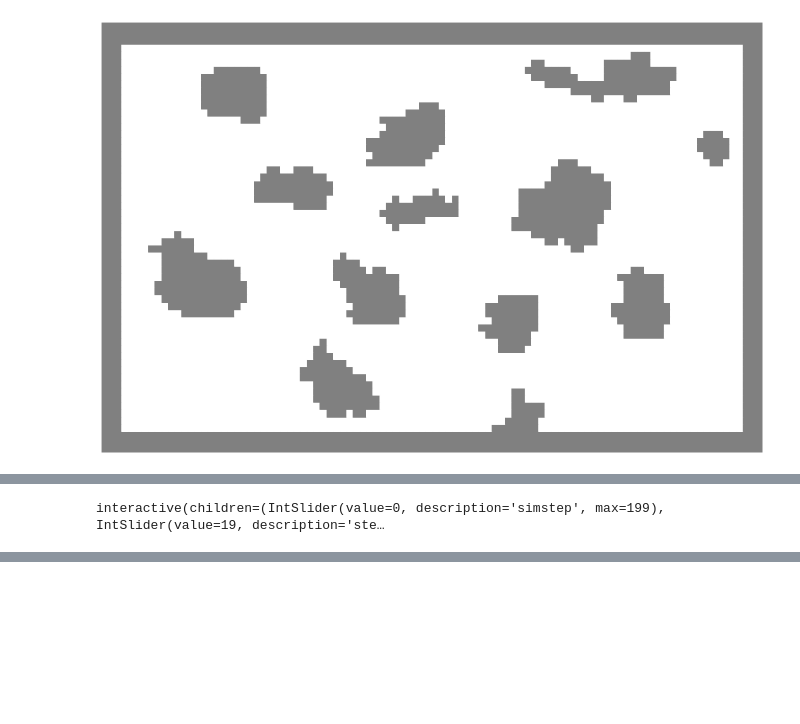
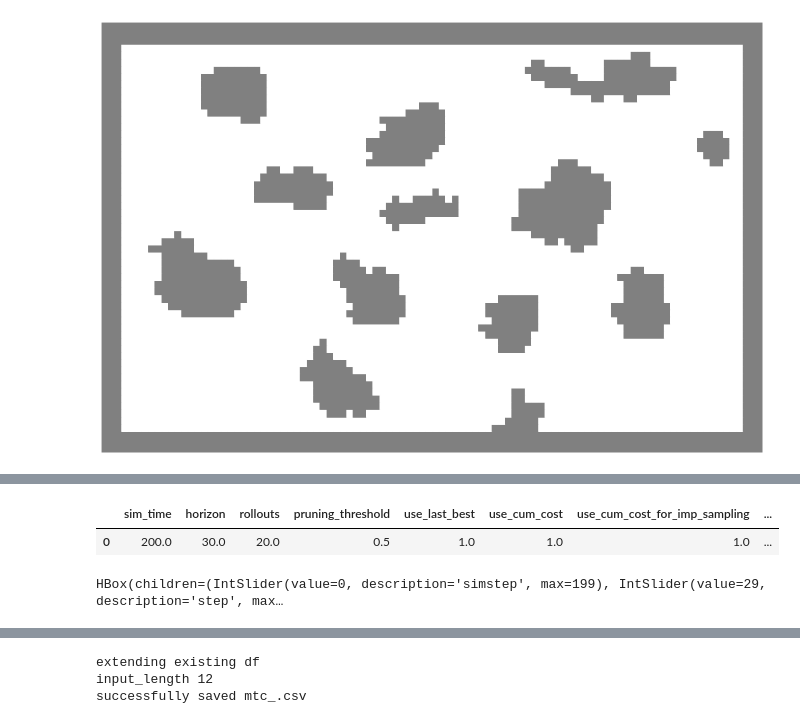
Before and after one commit to etiwal/FDMCTree, a Jupyter notebook: Jupyter_stuff/visualize_data.ipynb, the cells around one changed output, grey strips where cells are left out. Cells and saved outputs as stored; diff of their text form; code cells hidden in the pictures; blank space fills up the shorter version.

```diff
--- a/Jupyter_stuff/visualize_data.ipynb
+++ b/Jupyter_stuff/visualize_data.ipynb
@@ -124,8 +172,6 @@ def draw_interactive(simstep, step):
     padding=2
     ax.set_xlim(0-padding, 100+padding)
     ax.set_ylim(0-padding, 60+padding)
-
-
 
     # filter data down to relevant data
     df_timestep = filter_df(sampling_df, "simstep", simstep, op='==')
@@ -140,40 +186,61 @@ def draw_interactive(simstep, step):
         path = get_path(row['path_to_leaf'])
         df_path = filter_df(sampling_df, "node_id", path, op='isin')
 
-        ax.plot(df_path[['state_0']], df_path[['state_1']], marker='.', zorder=10)
+        ax.plot(df_path[['state_0']], df_path[['state_1']], zorder=10)
 
 
     # plot robot, actual and planned path
-    ax.plot(sim_df[['state_0']], sim_df[['state_1']], c='k', alpha=0.3)
+    #ax.plot(sim_df[['state_0']], sim_df[['state_1']], c='k', alpha=0.3)
     ax.plot(sim_df[['state_0']][:simstep+1], sim_df[['state_1']][:simstep+1], c='r')
     ax.scatter(sim_df[['state_0']].iloc[simstep], sim_df[['state_1']].iloc[simstep],s=50, marker='D', c='r',zorder=20)
 
     padding=2
     ax.set_xlim(0-padding, 100+padding)
     ax.set_ylim(0-padding, 60+padding)
+
+
+    fig2, ax2 = plt.subplots(2,1, figsize=(15,5))
+
+    ax2[0].plot(sim_df[['simstep']] , sim_df[['distance_to_target']], c='k')
+    ax2[0].grid()
+    ax2[0].fill_between(sim_df[['simstep']].to_numpy().reshape(-1), sim_df[['distance_to_target']].to_numpy().reshape(-1), alpha=0.4, color='k')
+    ax2[0].scatter(simstep, sim_df.loc[simstep,'distance_to_target'], c='r', zorder=20)
+
+    ax2[1].plot(sim_df[['simstep']] , sim_df[['distance_to_target']], c='k')
+    ax2[1].grid()
+    ax2[1].fill_between(sim_df[['simstep']].to_numpy().reshape(-1), sim_df[['distance_to_target']].to_numpy().reshape(-1), alpha=0.4, color='k')
+    ax2[1].scatter(simstep, sim_df.loc[simstep,'distance_to_target'], c='r', zorder=20)
+    ax2[1].set_ylim([0,5])
 
 
 # def on_button_press_map(*arg):
 #     process_map()
 
 # def on_button_press_data(*arg):
 #     load_data()
 
 # load_data_button = widgets.Button(description='load data')
 # load_data_button.on_click(on_button_press_map)
 
 
 # load_map_button = widgets.Button(description='load map')
 # load_map_button.on_click(on_button_press_data)
 
 # display(load_data_button, load_map_button)
 
 controls = widgets.interactive(draw_interactive,
-                    simstep = widgets.IntSlider(value=0, min=0, max=config_dict['sim_time'][0]-1, step=1),
-                    step= widgets.IntSlider(value=19, min=0, max=config_dict['horizon'][0]-1))
+                    simstep = widgets.IntSlider(value=0, min=0, max=config_dict['sim_time']-1, step=1),
+                    step= widgets.IntSlider(value=config_dict['horizon']-1, min=0, max=config_dict['horizon']-1))
+
+inputs = widgets.HBox(controls.children[:-1])
+outupt = controls.children[-1]
 
 
 
-display(controls)
+display(Metrician.log_df)
+
+display(inputs, outupt)
 # %% [output]
+|  | sim_time | horizon | rollouts | pruning_threshold | use_last_best | use_cum_cost | use_cum_cost_for_imp_sampling | ... |
+| 0 | 200.0 | 30.0 | 20.0 | 0.5 | 1.0 | 1.0 | 1.0 | ... |
-interactive(children=(IntSlider(value=0, description='simstep', max=199), IntSlider(value=19, description='ste…
+HBox(children=(IntSlider(value=0, description='simstep', max=199), IntSlider(value=29, description='step', max…
@@ -179,0 +248,16 @@ interactive(children=(IntSlider(value=0, description='simstep', max=199), IntSli
+# %%
+config_df = pd.read_csv("../cmake-build-debug/config_log.txt", sep=",", header=0)
+config_dict = config_df.iloc[0,:].to_dict()
+
+sim_df = pd.read_csv("../cmake-build-debug/sim_log.txt", sep=",", header=0)
+
+sampling_df = pd.read_csv("../cmake-build-debug/sampling_log.txt", sep=",", header=0)
+
+Metrician = Metrics(sim_df, config_dict)
+
+
+Metrician.save_metrics()
+# %% [output]
+extending existing df
+input_length 12
+successfully saved mtc_.csv
```
Also changed, not shown: parts of 6 cells of this notebook, 15 other files.
